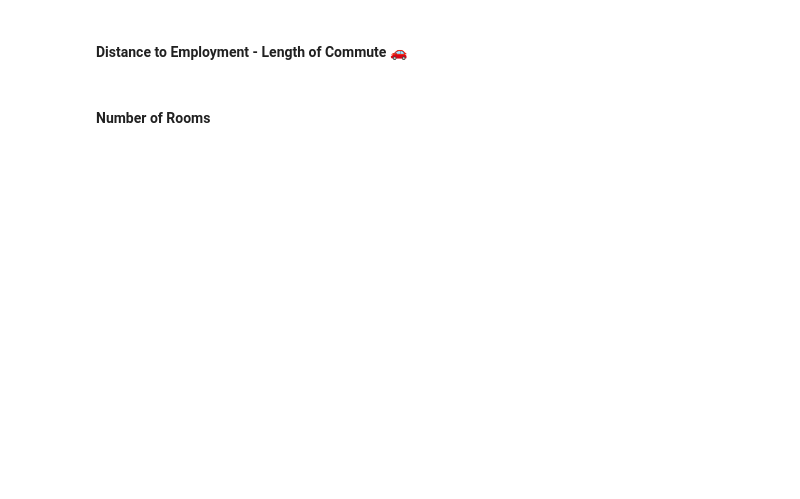
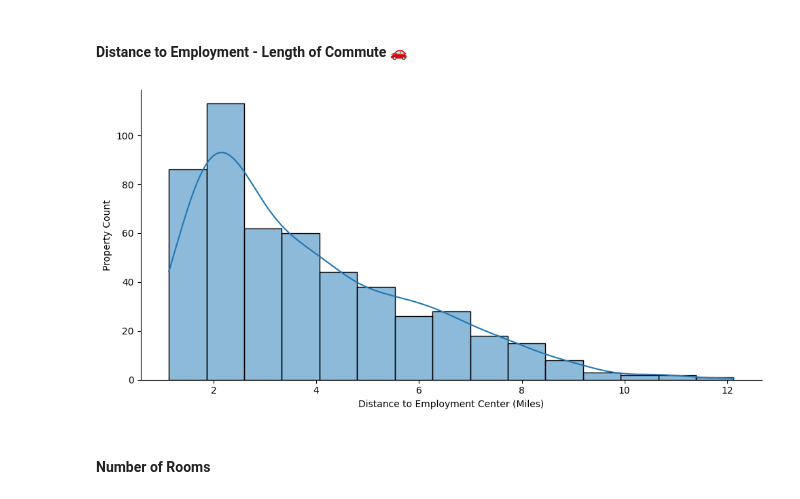
Before and after one commit to bluescreenlife/100-days-of-code, a Jupyter notebook: day_81_capstone_predict_house_prices/Multivariable_Regression_and_Valuation_Model_(start).ipynb, the cells around one changed output. Drawn from its saved outputs; the diff is of its cells as text; code cells hidden in the pictures; blank space fills up the shorter version.

```diff
--- a/day_81_capstone_predict_house_prices/Multivariable_Regression_and_Valuation_Model_(start).ipynb
+++ b/day_81_capstone_predict_house_prices/Multivariable_Regression_and_Valuation_Model_(start).ipynb
@@ -165,4 +171,10 @@ What do you notice in the distributions of the data?
 # %% [markdown]
 #### Distance to Employment - Length of Commute 🚗
+# %%
+displot_distance = sns.displot(data, x=data.DIS, kde=True, aspect=2)
+displot_distance.set_axis_labels('Distance to Employment Center (Miles)', 'Property Count')
+plt.show()
+# %% [output]
+[figure, added]
 # %% [markdown]
 #### Number of Rooms
```
Also changed, not shown: parts of 3 cells of this notebook.
